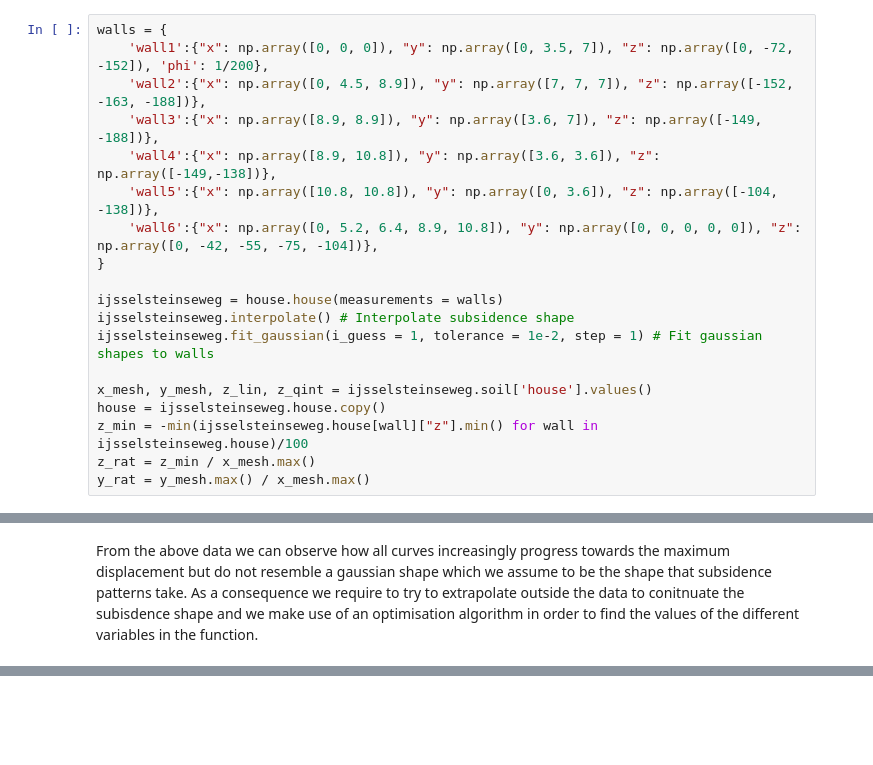
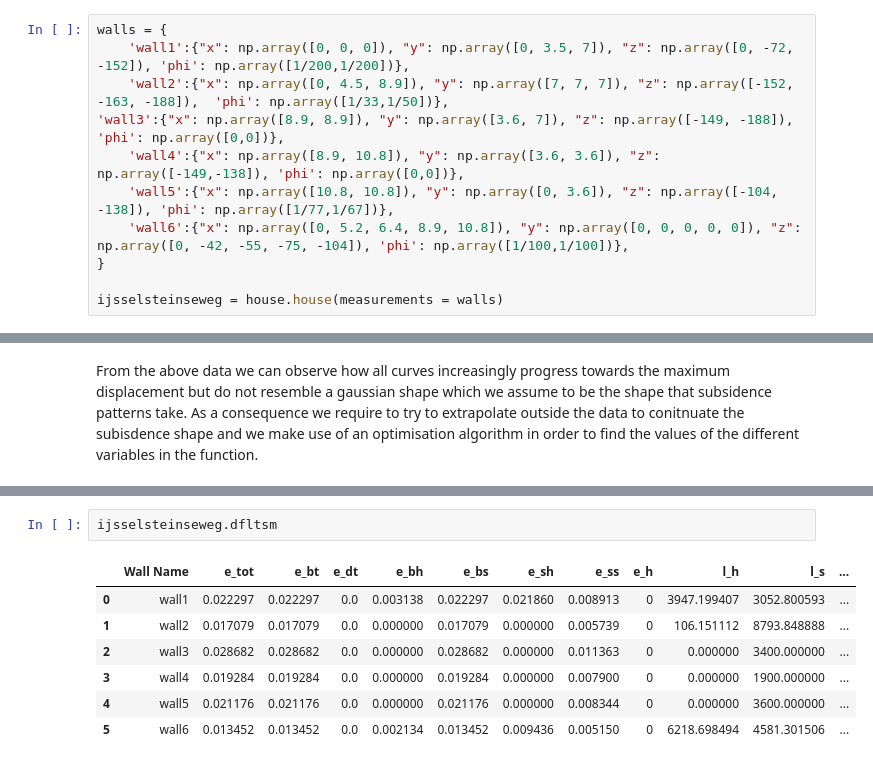
Before and after one commit to MunawarJohar/BRICKS, a Jupyter notebook: IJsselsteinseweg 77.ipynb, the cells around one changed output, grey strips where cells are left out. Cells and saved outputs as stored; diff of their text form; blank space fills up the shorter version.

```diff
--- a/IJsselsteinseweg 77.ipynb
+++ b/IJsselsteinseweg 77.ipynb
@@ -38,19 +40,11 @@ import plotly.graph_objects as go
 # %%
 walls = {
-    'wall1':{"x": np.array([0, 0, 0]), "y": np.array([0, 3.5, 7]), "z": np.array([0, -72, -152]), 'phi': 1/200},
-    'wall2':{"x": np.array([0, 4.5, 8.9]), "y": np.array([7, 7, 7]), "z": np.array([-152, -163, -188])},
-    'wall3':{"x": np.array([8.9, 8.9]), "y": np.array([3.6, 7]), "z": np.array([-149, -188])},
-    'wall4':{"x": np.array([8.9, 10.8]), "y": np.array([3.6, 3.6]), "z": np.array([-149,-138])},
-    'wall5':{"x": np.array([10.8, 10.8]), "y": np.array([0, 3.6]), "z": np.array([-104, -138])},
-    'wall6':{"x": np.array([0, 5.2, 6.4, 8.9, 10.8]), "y": np.array([0, 0, 0, 0, 0]), "z": np.array([0, -42, -55, -75, -104])},
+    'wall1':{"x": np.array([0, 0, 0]), "y": np.array([0, 3.5, 7]), "z": np.array([0, -72, -152]), 'phi': np.array([1/200,1/200])},
+    'wall2':{"x": np.array([0, 4.5, 8.9]), "y": np.array([7, 7, 7]), "z": np.array([-152, -163, -188]),  'phi': np.array([1/33,1/50])},
+'wall3':{"x": np.array([8.9, 8.9]), "y": np.array([3.6, 7]), "z": np.array([-149, -188]), 'phi': np.array([0,0])},
+    'wall4':{"x": np.array([8.9, 10.8]), "y": np.array([3.6, 3.6]), "z": np.array([-149,-138]), 'phi': np.array([0,0])},
+    'wall5':{"x": np.array([10.8, 10.8]), "y": np.array([0, 3.6]), "z": np.array([-104, -138]), 'phi': np.array([1/77,1/67])},
+    'wall6':{"x": np.array([0, 5.2, 6.4, 8.9, 10.8]), "y": np.array([0, 0, 0, 0, 0]), "z": np.array([0, -42, -55, -75, -104]), 'phi': np.array([1/100,1/100])},
 }
 
 ijsselsteinseweg = house.house(measurements = walls)
-ijsselsteinseweg.interpolate() # Interpolate subsidence shape
-ijsselsteinseweg.fit_gaussian(i_guess = 1, tolerance = 1e-2, step = 1) # Fit gaussian shapes to walls
-
-x_mesh, y_mesh, z_lin, z_qint = ijsselsteinseweg.soil['house'].values()
-house = ijsselsteinseweg.house.copy()
-z_min = -min(ijsselsteinseweg.house[wall]["z"].min() for wall in ijsselsteinseweg.house)/100
-z_rat = z_min / x_mesh.max()
-y_rat = y_mesh.max() / x_mesh.max()
@@ -163,2 +156,12 @@ app.run_server(debug=True, dev_tools_ui=False)
+# %%
+ijsselsteinseweg.dfltsm
+# %% [output]
+|  | Wall Name | e_tot | e_bt | e_dt | e_bh | e_bs | e_sh | e_ss | e_h | l_h | l_s | ... |
+| 0 | wall1 | 0.022297 | 0.022297 | 0.0 | 0.003138 | 0.022297 | 0.021860 | 0.008913 | 0 | 3947.199407 | 3052.800593 | ... |
+| 1 | wall2 | 0.017079 | 0.017079 | 0.0 | 0.000000 | 0.017079 | 0.000000 | 0.005739 | 0 | 106.151112 | 8793.848888 | ... |
+| 2 | wall3 | 0.028682 | 0.028682 | 0.0 | 0.000000 | 0.028682 | 0.000000 | 0.011363 | 0 | 0.000000 | 3400.000000 | ... |
+| 3 | wall4 | 0.019284 | 0.019284 | 0.0 | 0.000000 | 0.019284 | 0.000000 | 0.007900 | 0 | 0.000000 | 1900.000000 | ... |
+| 4 | wall5 | 0.021176 | 0.021176 | 0.0 | 0.000000 | 0.021176 | 0.000000 | 0.008344 | 0 | 0.000000 | 3600.000000 | ... |
+| 5 | wall6 | 0.013452 | 0.013452 | 0.0 | 0.002134 | 0.013452 | 0.009436 | 0.005150 | 0 | 6218.698494 | 4581.301506 | ... |
 # %%
 from chart_studio import plotly as py
```
Also changed, not shown: parts of 18 cells of this notebook, 2 other files.
